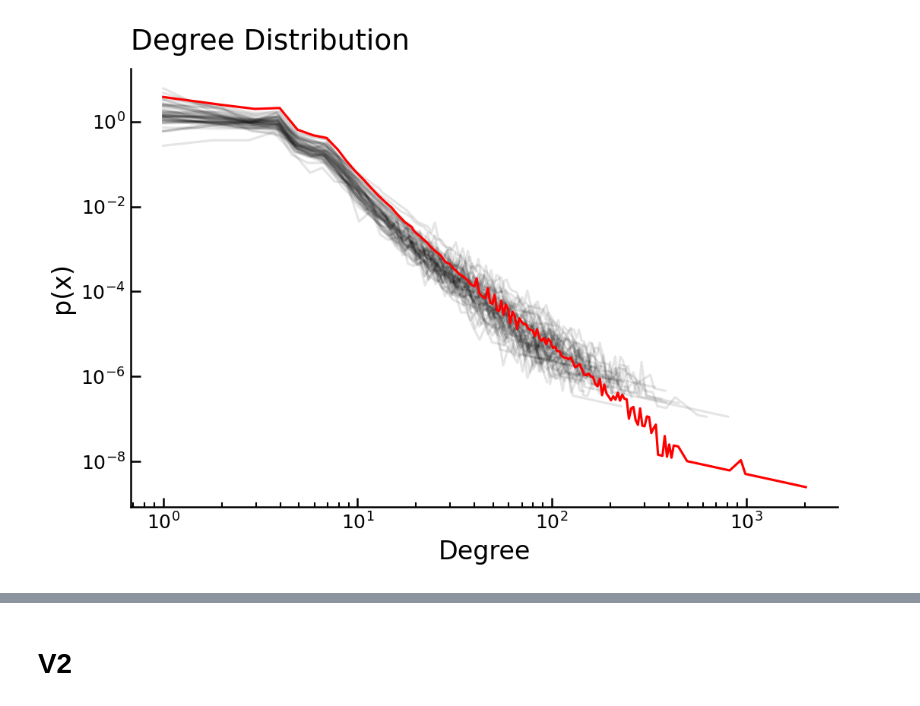
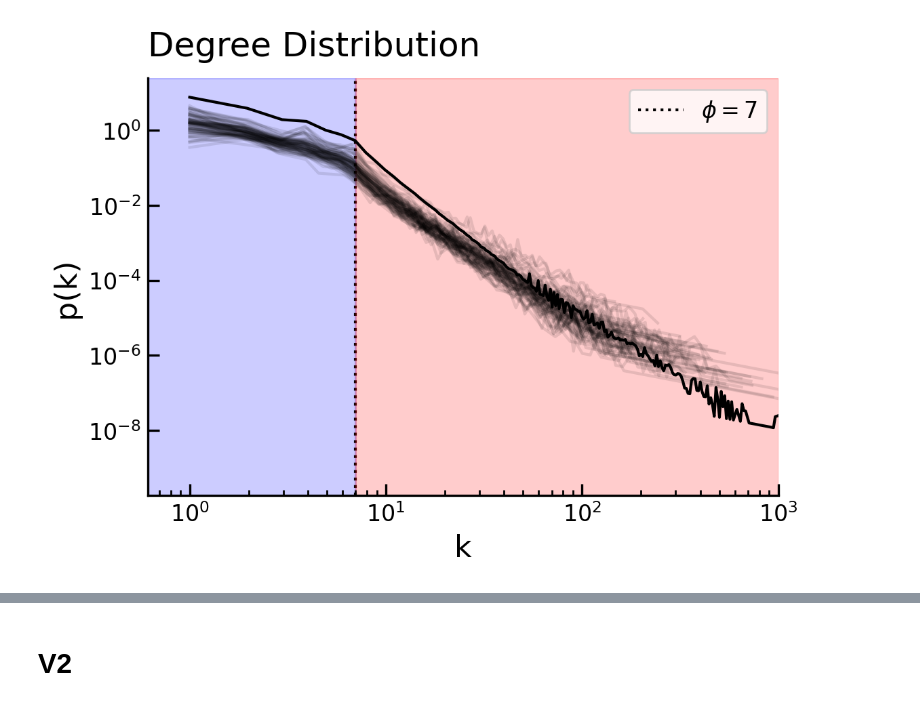
Before and after one commit to LassePSH/DualGraphDirCon, a Jupyter notebook: notebooks_lasse/degree_fit.ipynb, the cells around one changed output, grey strips where cells are left out. Saved outputs shown, nothing was run; the diff lists cells and outputs as text; code cells hidden in the pictures.

```diff
--- a/notebooks_lasse/degree_fit.ipynb
+++ b/notebooks_lasse/degree_fit.ipynb
@@ -70,8 +36,8 @@ plt.show()
 # %%
-path = '/work/lpsha/data/regime/'
+path = '/home/lpsha/s154446/fractality/data/city_degrees/t10_a20/'
 
 full = np.array([])
-fig, ax = plt.subplots(nrows=1, ncols=1, figsize=(8, 5),dpi=150)
+fig, ax = plt.subplots(nrows=1, ncols=1, figsize=(6, 4),dpi=200)
 
 cities = os.listdir(path)
 
@@ -90,36 +56,44 @@ ax.set_xscale('log')
 ax.set_yscale('log')
 
 ax.set_title("Degree Distribution", loc='left', pad=12)
-ax.set_xlabel("Degree")
-ax.set_ylabel("p(x)")
+ax.set_xlabel("k")
+ax.set_ylabel("p(k)")
 
 y, x = np.histogram(full, bins=np.logspace(0, np.log10(full.max()), len(np.unique(full))), density=True)
 x = x[:-1]
 x_nn = x[y != 0][:-1]
 y_nn = y[y != 0][:-1]
-ax.plot(x_nn, y_nn, alpha=1, zorder=2, color='red')
+ax.plot(x_nn, y_nn, alpha=1, zorder=2, color='k')
 
+ax.yaxis.set_minor_formatter(plt.NullFormatter())
 
 # Hide top/right spines (Nature style)
 ax.spines['right'].set_visible(False)
 ax.spines['top'].set_visible(False)
 
 # Only bottom/left axes
 ax.xaxis.set_ticks_position('bottom')
 ax.yaxis.set_ticks_position('left')
 
 # Major ticks (not too many)
 ax.xaxis.set_major_locator(plt.LogLocator(base=10.0))
 ax.yaxis.set_major_locator(plt.LogLocator(base=10.0))
 
 # Minor ticks
 ax.xaxis.set_minor_locator(plt.LogLocator(base=10.0, subs=np.arange(1, 10)))
 ax.yaxis.set_minor_locator(plt.LogLocator(base=10.0, subs=np.arange(1, 10)))
 
 # Appearance
 ax.tick_params(which='major', length=6, width=1.2)
 ax.tick_params(which='minor', length=3, width=1.0)
 
+# Shade area from "x = 0" (small positive) up to x = 7
+ax.axvspan(xmin=0, xmax=6.99, color='blue', alpha=0.2, zorder=-1)
+ax.axvline(7, color='k', linestyle='dotted', label=r'$\phi = $' + str(7),zorder=-1)
+ax.axvspan(xmin=7.01, xmax=1000, color='red', alpha=0.2, zorder=-1)
+
+plt.legend()
+ax.set_xlim(right=1000)
 plt.show()
 # %% [output]
-[figure, old version]
+[figure, new version]
```
Also changed, not shown: parts of 15 cells of this notebook, 8 other files.
